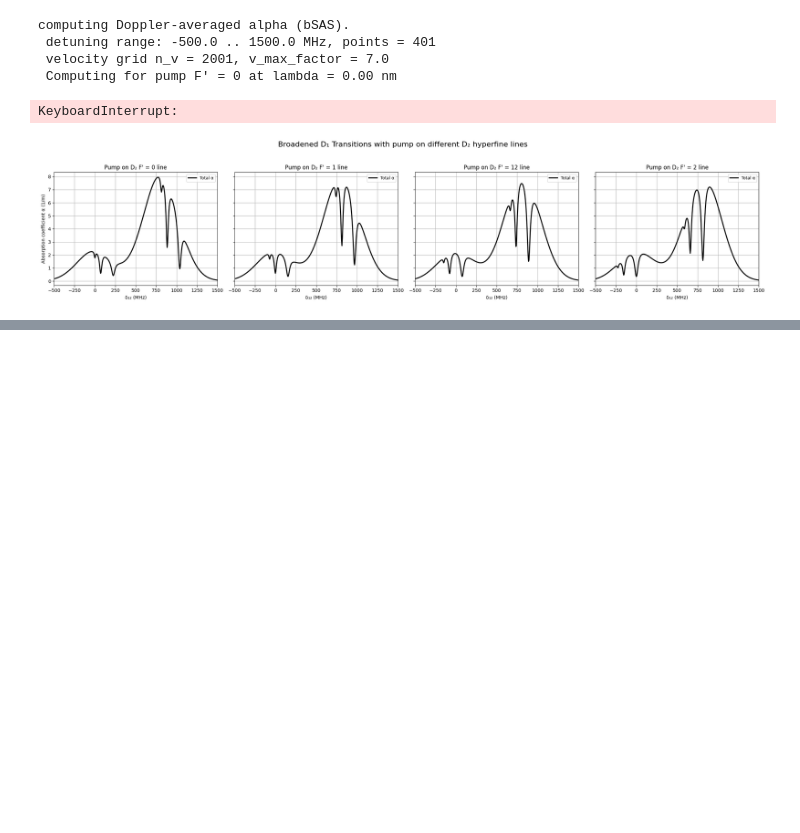
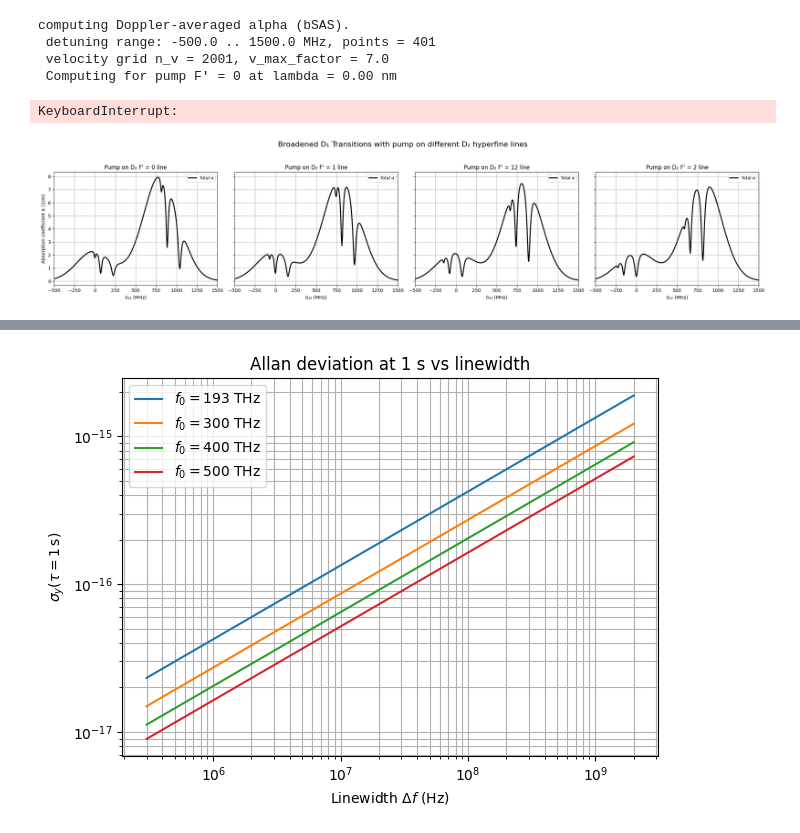
Before and after one commit to JonathanSugijanto/Bi-SAS-for-Optical-Clock, a Jupyter notebook: numeric.ipynb, the cells around one changed output, grey strips where cells are left out. Saved outputs shown, nothing was run; the diff lists cells and outputs as text; code cells hidden in the pictures; blank space fills up the shorter version.

```diff
--- a/numeric.ipynb
+++ b/numeric.ipynb
@@ -2092,0 +2280,54 @@ linewidth Delta_f (MHz): 38.74
+# %%
+# custom: allan vs linewidth at fixed tau = 1s
+tau_fixed = 1.0  # 1 second
+
+# =======================
+# Storage
+# =======================
+allan_vs_linewidth = []
+
+# =======================
+# Loop over f0
+# =======================
+for f0 in f0_array:
+
+    sigma_y_1s = []
+
+    for Delta_f in Delta_f_array:
+
+        # Interaction time (your definition)
+        T_m = 1 / (2 * np.pi * Delta_f / 2)
+
+        # Number of atoms
+        number = N * np.pi * (D_D2 / 2)**2 * L_cell
+
+        # Allan deviation at tau = 1 s
+        sigma = (1 / (2 * np.pi * f0)) * np.sqrt(
+            1 / (2 * number * T_m * tau_fixed)
+        )
+
+        sigma_y_1s.append(sigma)
+
+    allan_vs_linewidth.append(sigma_y_1s)
+
+# =======================
+# Plot
+# =======================
+plt.figure()
+
+for i, f0 in enumerate(f0_array):
+    plt.loglog(
+        Delta_f_array,
+        allan_vs_linewidth[i],
+        label=fr'$f_0 = {f0/1e12:.0f}\ \mathrm{{THz}}$'
+    )
+
+plt.xlabel(r'Linewidth $\Delta f$ (Hz)')
+plt.ylabel(r'$\sigma_y(\tau = 1\,\mathrm{s})$')
+plt.title('Allan deviation at 1 s vs linewidth')
+plt.legend()
+plt.grid(True, which='both')
+plt.tight_layout()
+plt.show()
+# %% [output]
+[figure, added]
```
Also changed, not shown: parts of 7 cells of this notebook, 5 other files.
